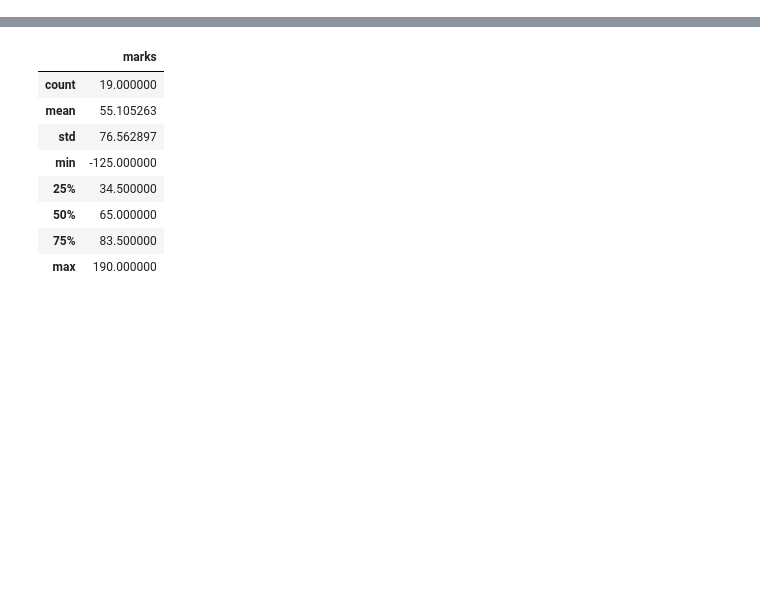
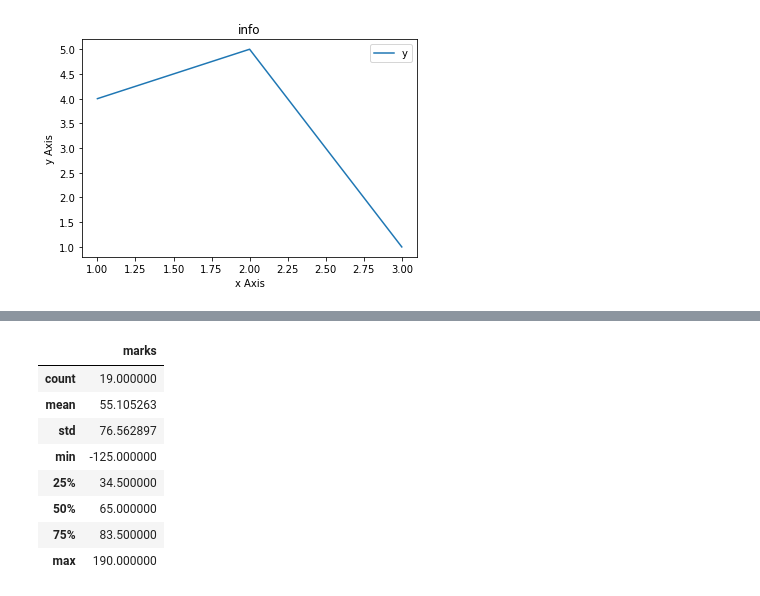
Before and after one commit to Nikitashipri/matplotil, a Jupyter notebook: matplotib.ipynb, the cells around one changed output, grey strips where cells are left out. Drawn from its saved outputs; the diff is of its cells as text; code cells hidden in the pictures; blank space fills up the shorter version.

```diff
--- a/matplotib.ipynb
+++ b/matplotib.ipynb
@@ -2,3 +4,14 @@
 import matplotlib.pyplot as plt
 import pandas as pd
 import numpy as np
+# %%
+# from matplotlib import pyplot as plt
+import matplotlib.pyplot as plt
+plt.plot([1,2,3],[4,5,1],label='y')
+plt.title('info')
+plt.xlabel('x Axis')
+plt.ylabel('y Axis')
+plt.legend()
+plt.show()
+# %% [output]
+[figure, added]
```
Also changed, not shown: parts of 7 cells of this notebook.
